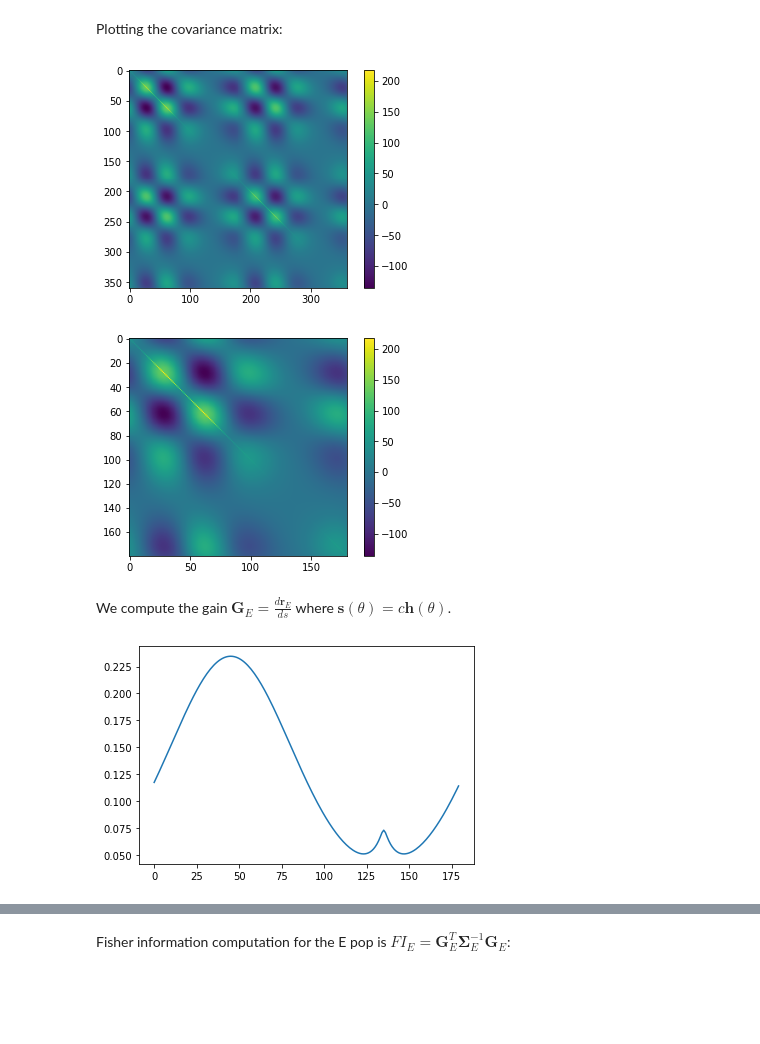
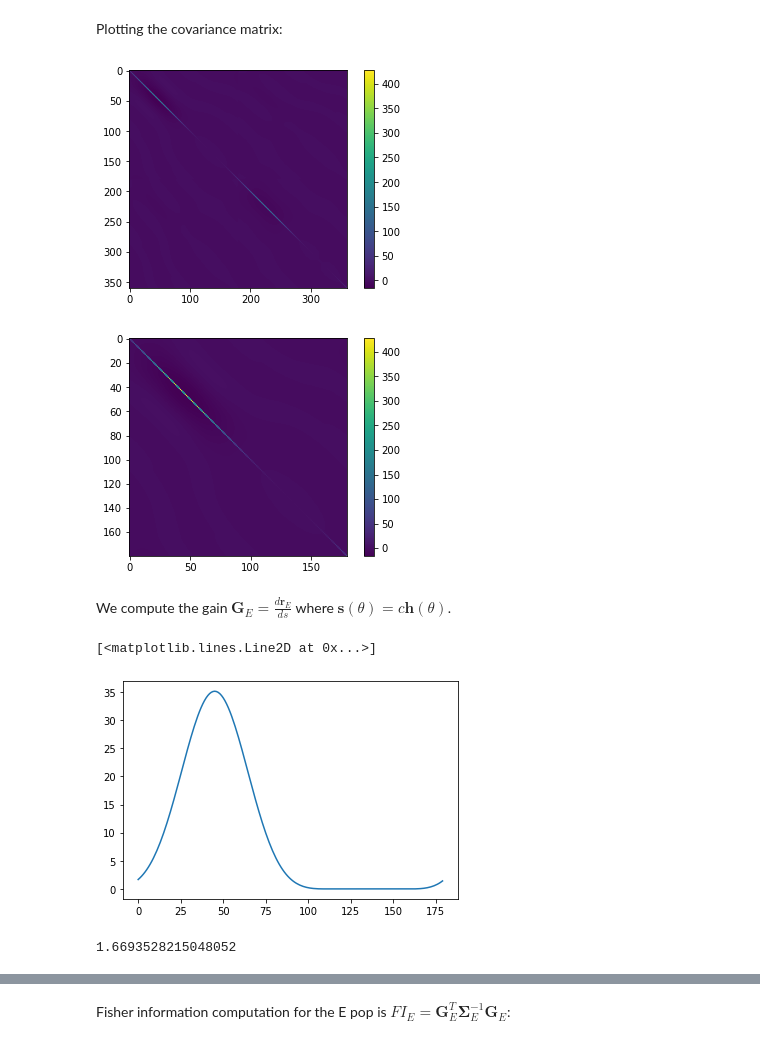
Before and after one commit to alexnegron/SCGB-Fellowship, a Jupyter notebook: Noisy model.ipynb, the cells around one changed output, grey strips where cells are left out. Cells and saved outputs as stored; diff of their text form; code cells hidden in the pictures; blank space fills up the shorter version.

```diff
--- a/Noisy model.ipynb
+++ b/Noisy model.ipynb
@@ -25,7 +25,7 @@ def integrate(t0, T, dt, phi, N, tau_E, tau_I, J_EE, J_II, J_EI, J_IE, sigma_ori
     r_E = np.zeros((N,1)) # firing rate vector of E neurons
     r_I = np.zeros((N,1)) # firing rate vector of I neurons
     zero = np.zeros((N,1)) # Nx1 zero vector
-    xs = np.linspace(0, 179, 180)
+    xs = np.linspace(0, N-1, N)
 
     R_E = r_E # these will store firing rates at each timestep as columns
     R_I = r_I
@@ -55,11 +55,11 @@ def integrate(t0, T, dt, phi, N, tau_E, tau_I, J_EE, J_II, J_EI, J_IE, sigma_ori
         R_E = np.c_[R_E, r_E]
         R_I = np.c_[R_I, r_I]
 
-    return r_E, r_I, R_E, R_I, xs, ts
+    return r_E, r_I, R_E, R_I, xs, ts, c, h, W_EE, W_EI, W_IE, W_II
 # %% [markdown]
 First, we find the steady-state solution $\mathbf{r}_E^{SS} = \overline{\mathbf{r}}_E$. This is the solution to the system of ODEs in the absence of noise.
 # %%
-r_E_SS, r_I_SS, R_E_SS, R_I_SS, xs, ts = integrate(t0=0, T=500, dt=0.1, phi=45, N=180, tau_E=20, tau_I=10, J_EE=0.044, J_II=0.018, J_EI=0.023, J_IE=0.042, sigma_ori=32, sigma_FF=30, k=0.04, n=2.0, c=10)
+r_E_SS, r_I_SS, R_E_SS, R_I_SS, xs, ts, c, h, W_EE, W_EI, W_IE, W_II = integrate(t0=0, T=500, dt=0.1, phi=45, N=180, tau_E=20, tau_I=10, J_EE=0.044, J_II=0.018, J_EI=0.023, J_IE=0.042, sigma_ori=32, sigma_FF=30, k=0.04, n=2.0, c=40)
 plt.plot(xs, r_E_SS, label='Excitatory', color='r')
 plt.plot(xs, r_I_SS, label='Inhibitory', color='b')
 plt.title('Stimulus 1, phi=45deg')
@@ -140,12 +141,12 @@ plt.imshow(Sigma)
 plt.colorbar()
 plt.show()
 # %% [output]
-[figure, old version]
+[figure, new version]
 # %%
 plt.imshow(Sigma_E)
 plt.colorbar()
 plt.show()
 # %% [output]
-[figure, old version]
+[figure, new version]
 # %% [markdown]
 We compute the gain $\mathbf{G}_E = \frac{d\mathbf{r}_E}{ds}$ where $\mathbf{s}(\theta) = c\mathbf{h}(\theta)$.
@@ -156,5 +153,9 @@ G_E = dr/ds
 # %%
-plt.plot(G_E)
-plt.show()
+plt.plot(r_E_SS)
 # %% [output]
+[<matplotlib.lines.Line2D at 0x...>]
-[figure, old version]
+[figure, new version]
+# %%
+r_E_SS[0][0]
+# %% [output]
+1.6693528215048052
```
Also changed, not shown: parts of 13 cells of this notebook.
